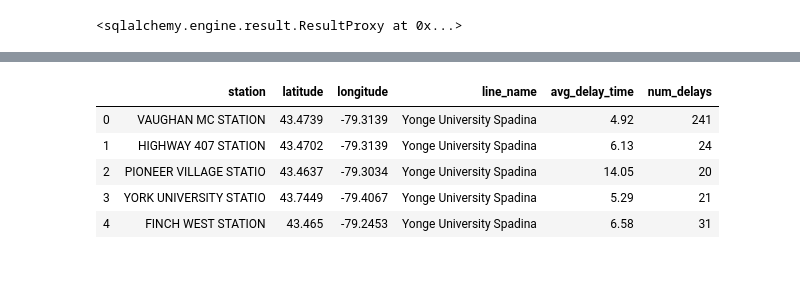
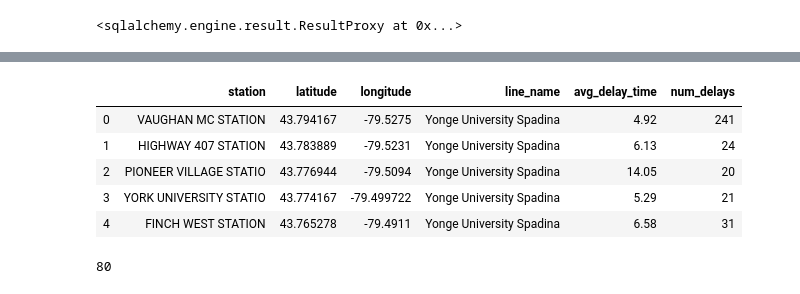
Before and after one commit to nfiskandar/TTC_Subway_Delay_Dashboard, a Jupyter notebook: ttc-2019-delays/TTC_subway2019_ETL.ipynb, the cells around one changed output, grey strips where cells are left out. Drawn from its saved outputs; the diff is of its cells as text; code cells hidden in the pictures.

```diff
--- a/ttc-2019-delays/TTC_subway2019_ETL.ipynb
+++ b/ttc-2019-delays/TTC_subway2019_ETL.ipynb
@@ -73,16 +73,18 @@ test_df
 # %%
 # Store filepath in a variable
-file_two = "Data/TTC Stations In order by line4.xlsx"
+file_two = "Data/TTC Stations In order by line v4.xlsx"
 # %%
-stations_data_df = pd.read_excel(file_two, encoding="ISO-8859-1")
-stations_data_df.head()
+stations_delay_df = pd.read_excel(file_two, encoding="ISO-8859-1")
+stations_delay_df.head()
 # %% [output]
 |  | station | latitude | longitude | line_name | avg_delay_time | num_delays |
-| 0 | VAUGHAN MC STATION | 43.4739 | -79.3139 | Yonge University Spadina | 4.92 | 241 |
-| 1 | HIGHWAY 407 STATION | 43.4702 | -79.3139 | Yonge University Spadina | 6.13 | 24 |
-| 2 | PIONEER VILLAGE STATIO | 43.4637 | -79.3034 | Yonge University Spadina | 14.05 | 20 |
-| 3 | YORK UNIVERSITY STATIO | 43.7449 | -79.4067 | Yonge University Spadina | 5.29 | 21 |
-| 4 | FINCH WEST STATION | 43.465 | -79.2453 | Yonge University Spadina | 6.58 | 31 |
+| 0 | VAUGHAN MC STATION | 43.794167 | -79.5275 | Yonge University Spadina | 4.92 | 241 |
+| 1 | HIGHWAY 407 STATION | 43.783889 | -79.5231 | Yonge University Spadina | 6.13 | 24 |
+| 2 | PIONEER VILLAGE STATIO | 43.776944 | -79.5094 | Yonge University Spadina | 14.05 | 20 |
+| 3 | YORK UNIVERSITY STATIO | 43.774167 | -79.499722 | Yonge University Spadina | 5.29 | 21 |
+| 4 | FINCH WEST STATION | 43.765278 | -79.4911 | Yonge University Spadina | 6.58 | 31 |
 # %%
-len(stations_data_df)
+len(stations_delay_df)
+# %% [output]
+80
 # %%
```
Also changed, not shown: parts of 9 cells of this notebook, 2 other files.
